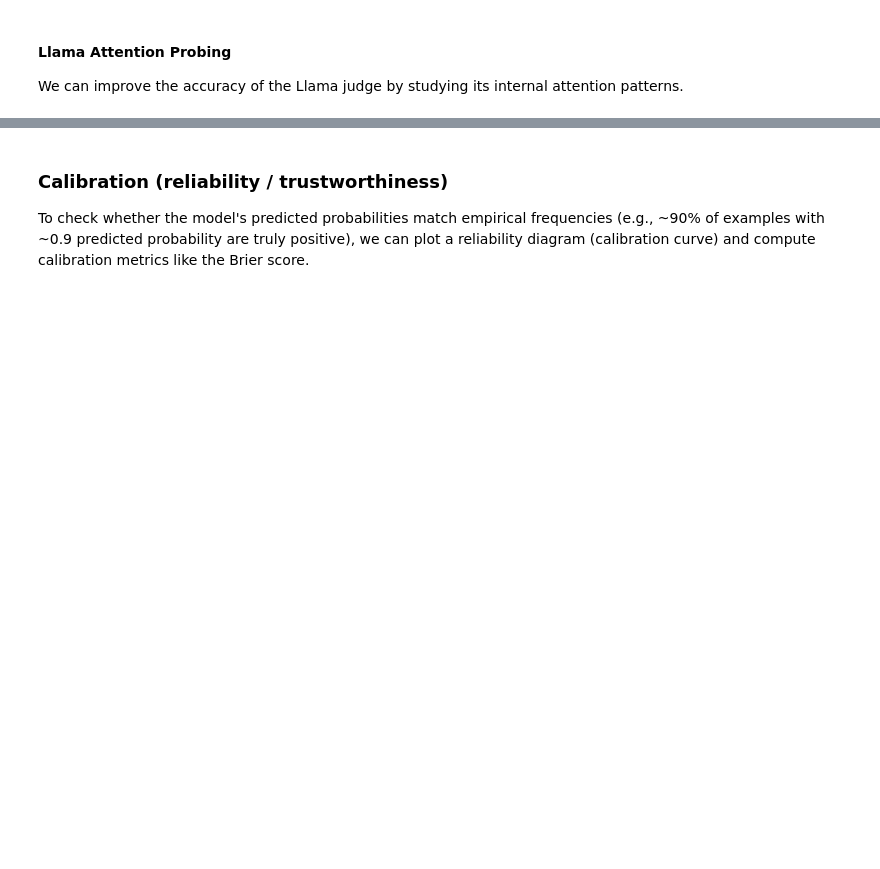
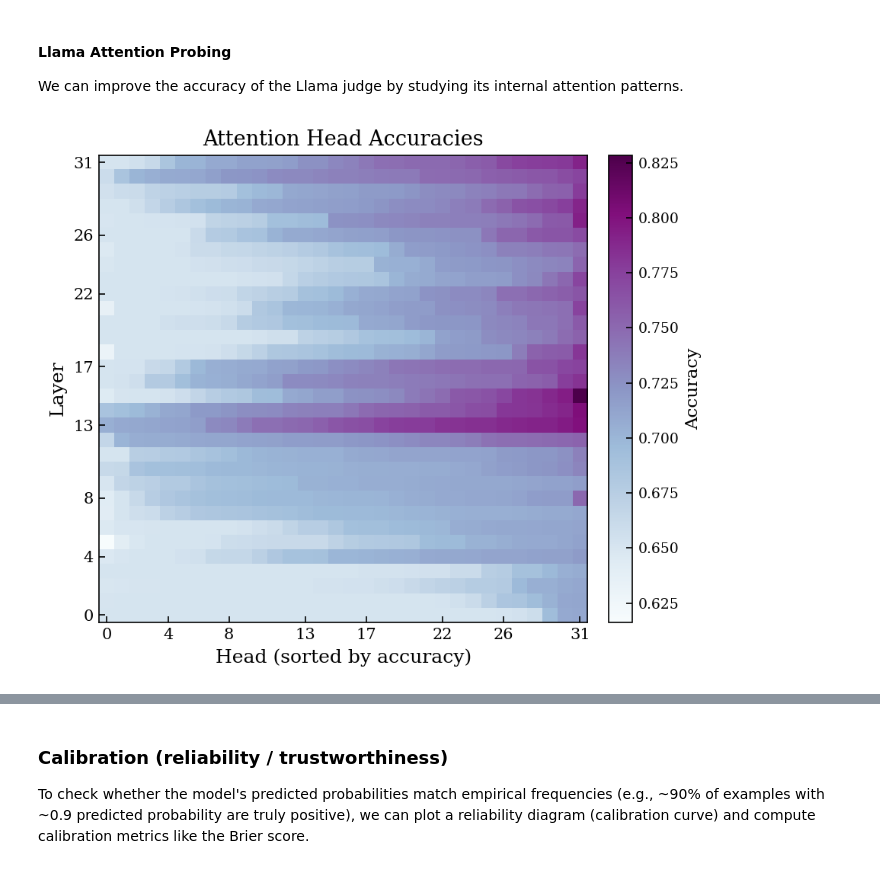
Before and after one commit to kevinqnb/scholarlm, a Jupyter notebook: examples/pond_lake_extraction.ipynb, the cells around one changed output, grey strips where cells are left out. Saved outputs shown, nothing was run; the diff lists cells and outputs as text; code cells hidden in the pictures; blank space fills up the shorter version.

```diff
--- a/examples/pond_lake_extraction.ipynb
+++ b/examples/pond_lake_extraction.ipynb
@@ -78,6 +93,2 @@ ground_truth_df = ground_truth_df.reset_index(drop=True)
 # %% [markdown]
 ### Extracted Dataset
-# %%
-experiment_data_path = "../data/experiments/2026_02_18/ten_final.json"
-with open(experiment_data_path, "r") as f:
-    experiment_data = json.load(f)
@@ -463,3 +438,50 @@ fig.colorbar(pos, ax=ax)
+# %%
+# ── Publication style (if not already set) ──
+mpl.rcParams.update({
+    "font.family": "serif",
+    "font.serif": ["Times New Roman", "DejaVu Serif"],
+    "mathtext.fontset": "cm",
+    "axes.labelsize": 12,
+    "axes.titlesize": 13,
+    "xtick.labelsize": 10,
+    "ytick.labelsize": 10,
+    "legend.fontsize": 10,
+    "axes.linewidth": 0.8,
+    "xtick.direction": "in",
+    "ytick.direction": "in",
+    "xtick.major.size": 4,
+    "ytick.major.size": 4,
+    "figure.dpi": 150,
+})
+
+predictor_accuracy_sorted = np.sort(predictor_accuracies, axis=1)
+
+fig, ax = plt.subplots(figsize=(6, 5))
+
+pos = ax.imshow(predictor_accuracy_sorted, cmap="BuPu", aspect="auto", origin="lower")
+
+ax.set_ylabel("Layer")
+ax.set_xlabel("Head (sorted by accuracy)")
+ax.set_title("Attention Head Accuracies")
+
+# Move x-axis labels/ticks to bottom (matshow puts them on top)
+ax.xaxis.set_ticks_position("bottom")
+ax.xaxis.set_label_position("bottom")
+
+# Reduce tick clutter
+n_layers, n_heads = predictor_accuracy_sorted.shape
+ax.set_xticks(np.linspace(0, n_heads - 1, min(n_heads, 8)).astype(int))
+ax.set_yticks(np.linspace(0, n_layers - 1, min(n_layers, 8)).astype(int))
+
+# Colorbar
+cbar = fig.colorbar(pos, ax=ax, fraction=0.046, pad=0.04)
+cbar.set_label("Accuracy", fontsize=11)
+cbar.ax.tick_params(labelsize=9)
+
+plt.tight_layout()
+plt.show()
+# %% [output]
+[figure, added]
 # %%
 # Sort (layer, head) pairs by accuracy descending
 # predictor_accuracies is shape (n_layers, n_heads)
```
Also changed, not shown: parts of 29 cells of this notebook, 10 other files.
